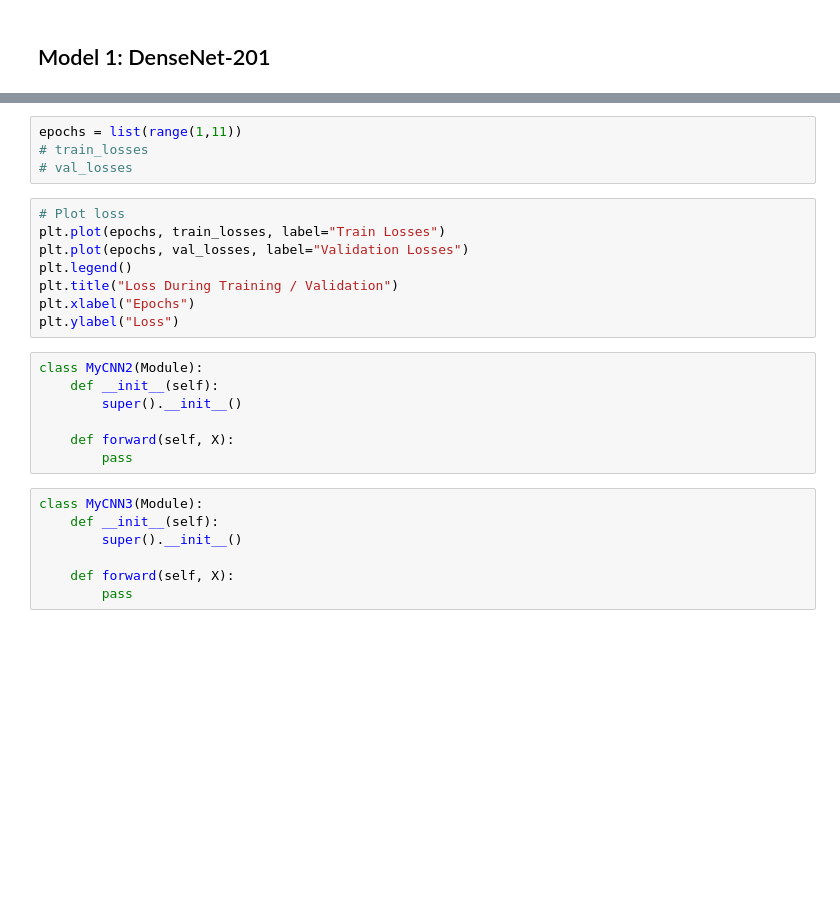
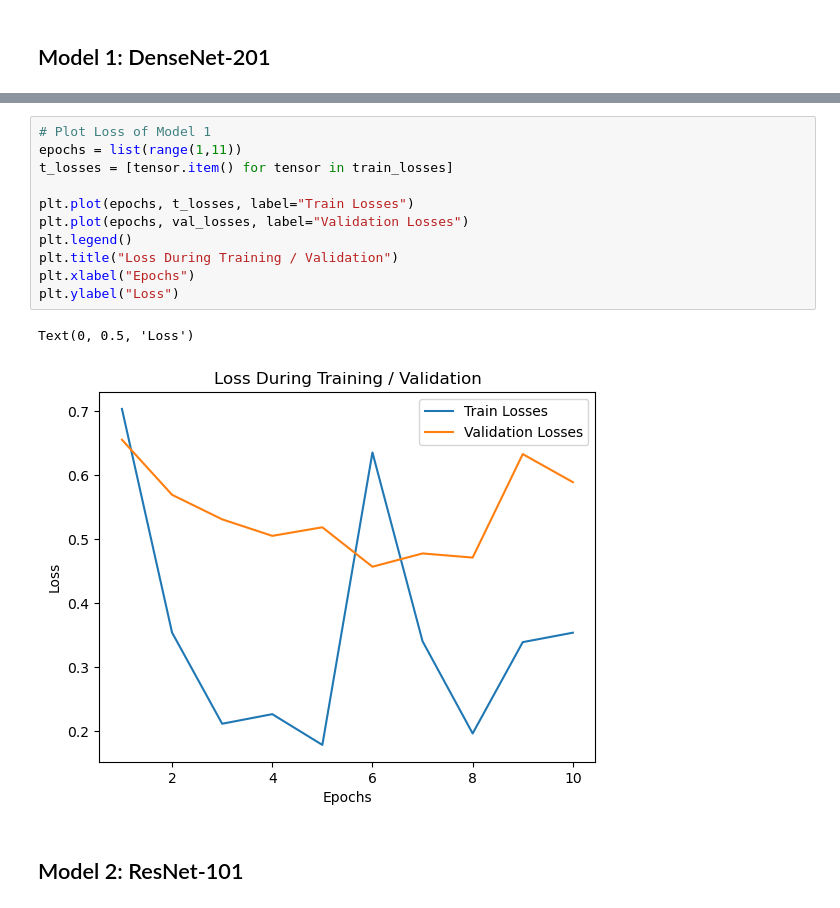
Before and after one commit to hyounce/Deep-Learning, a Jupyter notebook: Assignments/HYounce_A2.ipynb, the cells around one changed output, grey strips where cells are left out. Saved outputs shown, nothing was run; the diff lists cells and outputs as text; blank space fills up the shorter version.

Commit message:
Added model testing

```diff
--- a/Assignments/HYounce_A2.ipynb
+++ b/Assignments/HYounce_A2.ipynb
@@ -262,26 +271,16 @@ Test Error:
-# %%
-epochs = list(range(1,11))
-# train_losses
-# val_losses
 # %%
-# Plot loss
-plt.plot(epochs, train_losses, label="Train Losses")
+# Plot Loss of Model 1
+epochs = list(range(1,11))
+t_losses = [tensor.item() for tensor in train_losses]
+
+plt.plot(epochs, t_losses, label="Train Losses")
 plt.plot(epochs, val_losses, label="Validation Losses")
 plt.legend()
 plt.title("Loss During Training / Validation")
 plt.xlabel("Epochs")
 plt.ylabel("Loss")
+# %% [output]
+Text(0, 0.5, 'Loss')
+[figure, added]
-# %%
-class MyCNN2(Module):
-    def __init__(self):
-        super().__init__()
-
-    def forward(self, X):
-        pass
-# %%
-class MyCNN3(Module):
-    def __init__(self):
-        super().__init__()
-
-    def forward(self, X):
-        pass
+# %% [markdown]
+## Model 2: ResNet-101
```
Also changed, not shown: parts of 14 cells of this notebook.
